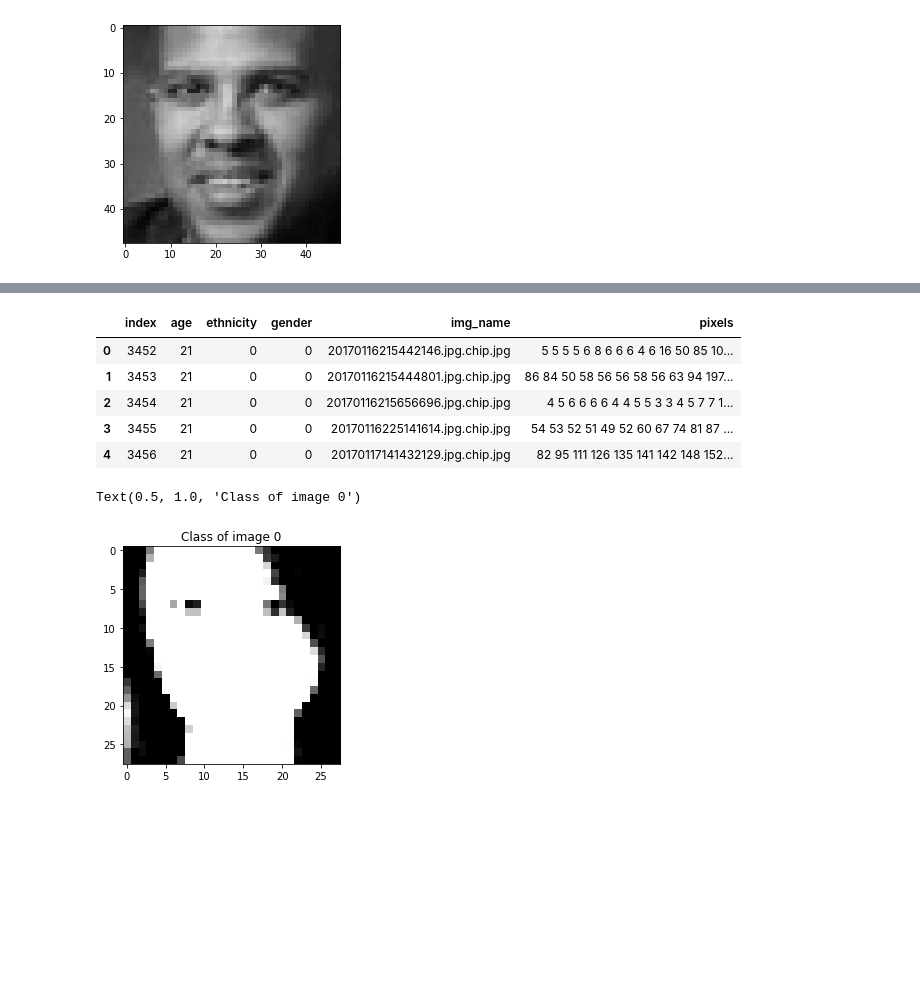
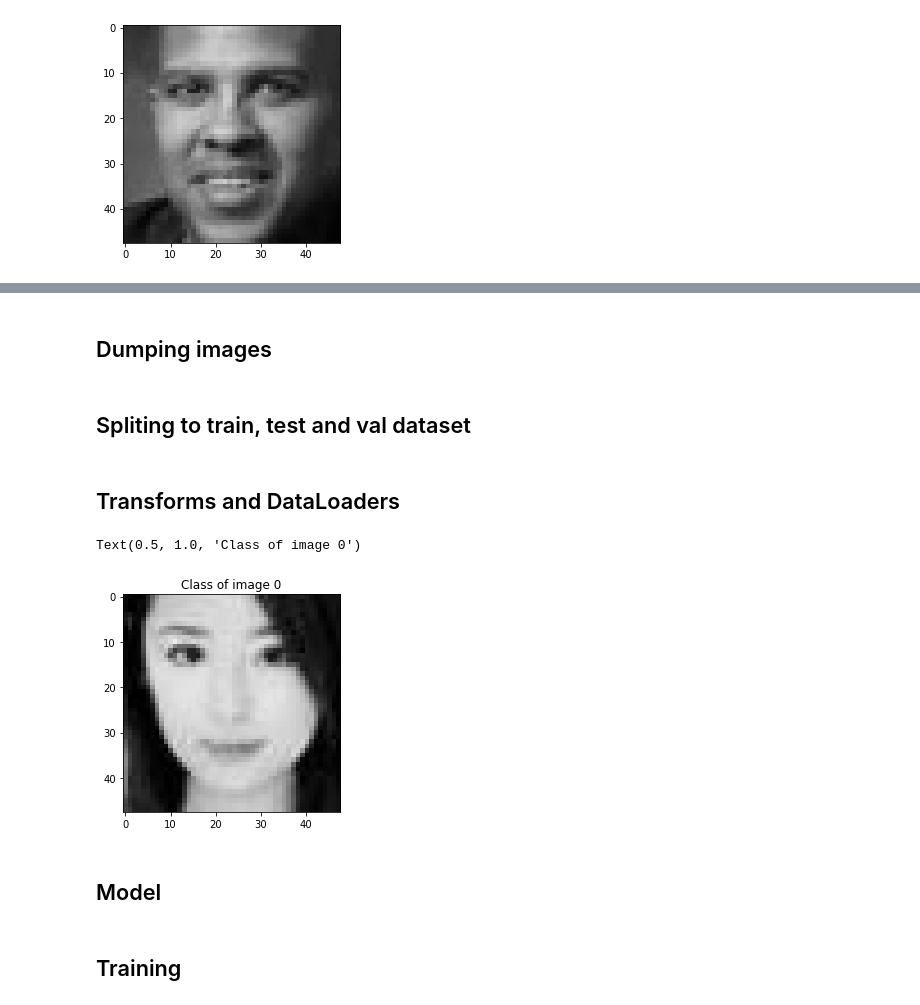
Before and after one commit to Goalt/genderfacerecognition, a Jupyter notebook: code.ipynb, the cells around one changed output, grey strips where cells are left out. Cells and saved outputs as stored; diff of their text form; code cells hidden in the pictures; blank space fills up the shorter version.

```diff
--- a/code.ipynb
+++ b/code.ipynb
@@ -31,3 +43,5 @@ plt.imshow(image, cmap='gray', vmin=0, vmax=255)
+# %% [markdown]
+## Dumping images
 # %%
 import os
 from matplotlib import pyplot as plt
@@ -71,12 +85,5 @@ data = filter(data)
-# %%
-data.head()
-# %% [output]
-|  | index | age | ethnicity | gender | img_name | pixels |
-| 0 | 3452 | 21 | 0 | 0 | 20170116215442146.jpg.chip.jpg | 5 5 5 5 6 8 6 6 6 4 6 16 50 85 10... |
-| 1 | 3453 | 21 | 0 | 0 | 20170116215444801.jpg.chip.jpg | 86 84 50 58 56 56 58 56 63 94 197... |
-| 2 | 3454 | 21 | 0 | 0 | 20170116215656696.jpg.chip.jpg | 4 5 6 6 6 6 4 4 5 5 3 3 4 5 7 7 1... |
-| 3 | 3455 | 21 | 0 | 0 | 20170116225141614.jpg.chip.jpg | 54 53 52 51 49 52 60 67 74 81 87 ... |
-| 4 | 3456 | 21 | 0 | 0 | 20170117141432129.jpg.chip.jpg | 82 95 111 126 135 141 142 148 152... |
+# %% [markdown]
+## Spliting to train, test and val dataset
 # %%
 from sklearn.model_selection import train_test_split
 
@@ -97,6 +104,8 @@ train, test, val = splitTrainTestVal(data, 0.70, 0.2, 42)
 dumpImages(train, './train')
 dumpImages(test, './test')
 dumpImages(val, './val')
+# %% [markdown]
+## Transforms and DataLoaders
 # %%
 from torchvision import datasets, transforms
 import torch
@@ -109,38 +118,40 @@ def setTorchRandomState(randomState):
     torch.backends.cudnn.benchmark = False
 
 def getDataLoader(path, transforms, batch_size, shuffle):
     trainDataset = datasets.ImageFolder(path, transform=transforms)
     trainLoader = torch.utils.data.DataLoader(trainDataset, batch_size=batch_size, shuffle=shuffle, num_workers=4, pin_memory=True)
 
     return trainLoader
 
 
 setTorchRandomState(224)
 
 trainTransforms = transforms.Compose([
     transforms.ToTensor(),
     transforms.Grayscale(num_output_channels=1),
-    transforms.Resize((28, 28)),
-    transforms.Normalize((0.1307,), (0.3081,))
+    transforms.Resize((48, 48)),
+    # transforms.Normalize((0.1307,), (0.3081,))
 ])
 
 trainDataLoader = getDataLoader('./train', transforms=trainTransforms, batch_size=32, shuffle=True)
 
 valTransforms = transforms.Compose([
     transforms.ToTensor(),
     transforms.Grayscale(num_output_channels=1),
-    transforms.Resize((28, 28)),
-    transforms.Normalize((0.1307,), (0.3081,))
+    transforms.Resize((48, 48)),
+    # transforms.Normalize((0.1307,), (0.3081,))
 ])
 
 valDataLoader = getDataLoader('./val', transforms=valTransforms, batch_size=32, shuffle=True)
 
 inputs, classes = next(iter(trainDataLoader))
 plt.imshow(inputs[0][0], cmap='gray', vmin=0, vmax=1)
 plt.title('Class of image {}'.format(classes[0]))
 # %% [output]
 Text(0.5, 1.0, 'Class of image 0')
-[figure, old version]
+[figure, new version]
+# %% [markdown]
+## Model
 # %%
 import torch.nn as nn
 import torch.nn.functional as F
@@ -179,3 +188,5 @@ model = GenderRecognitionModel().cuda()
+# %% [markdown]
+## Training
 # %%
 from torch import optim
 import torch
```
Also changed, not shown: parts of 19 cells of this notebook, 9 other files.
